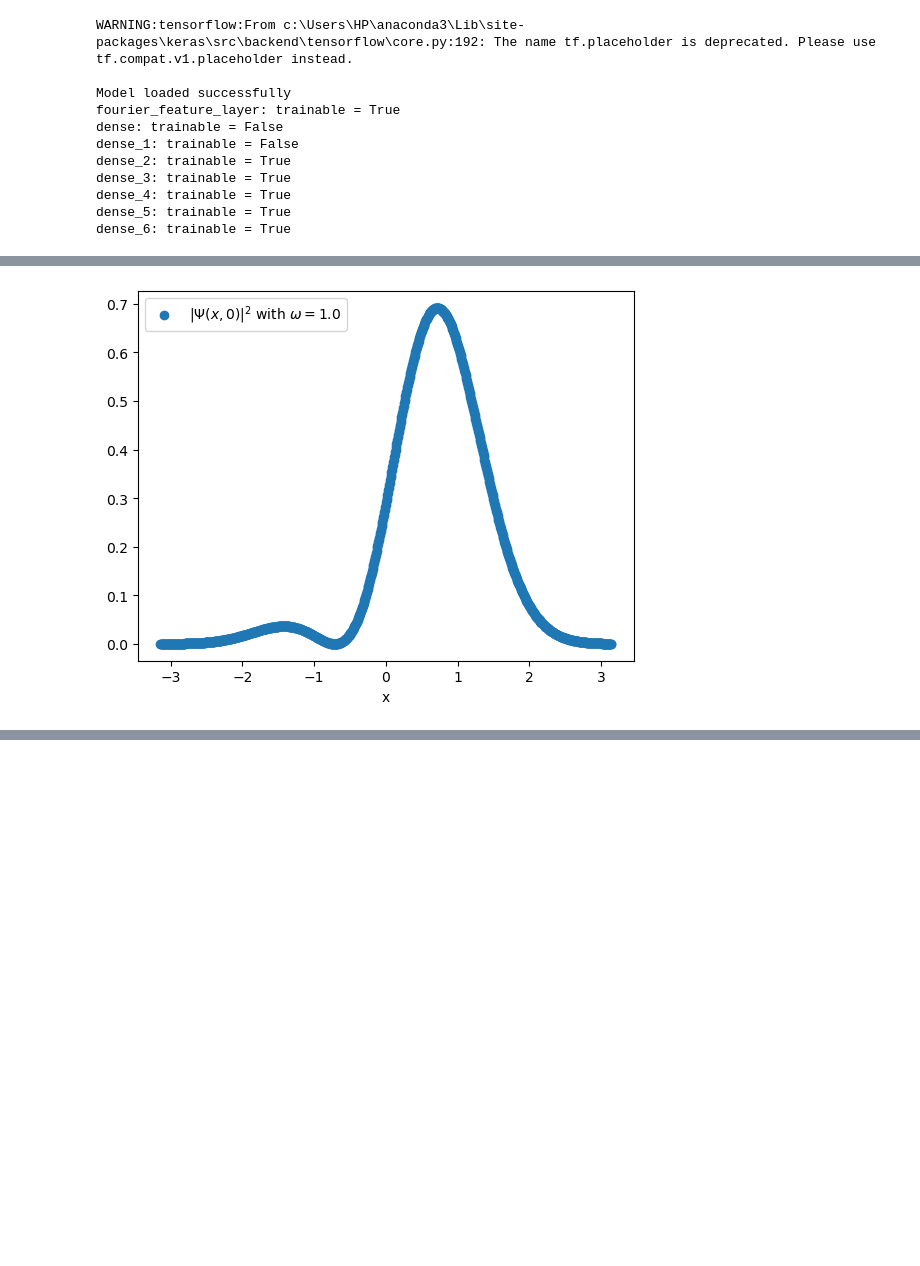
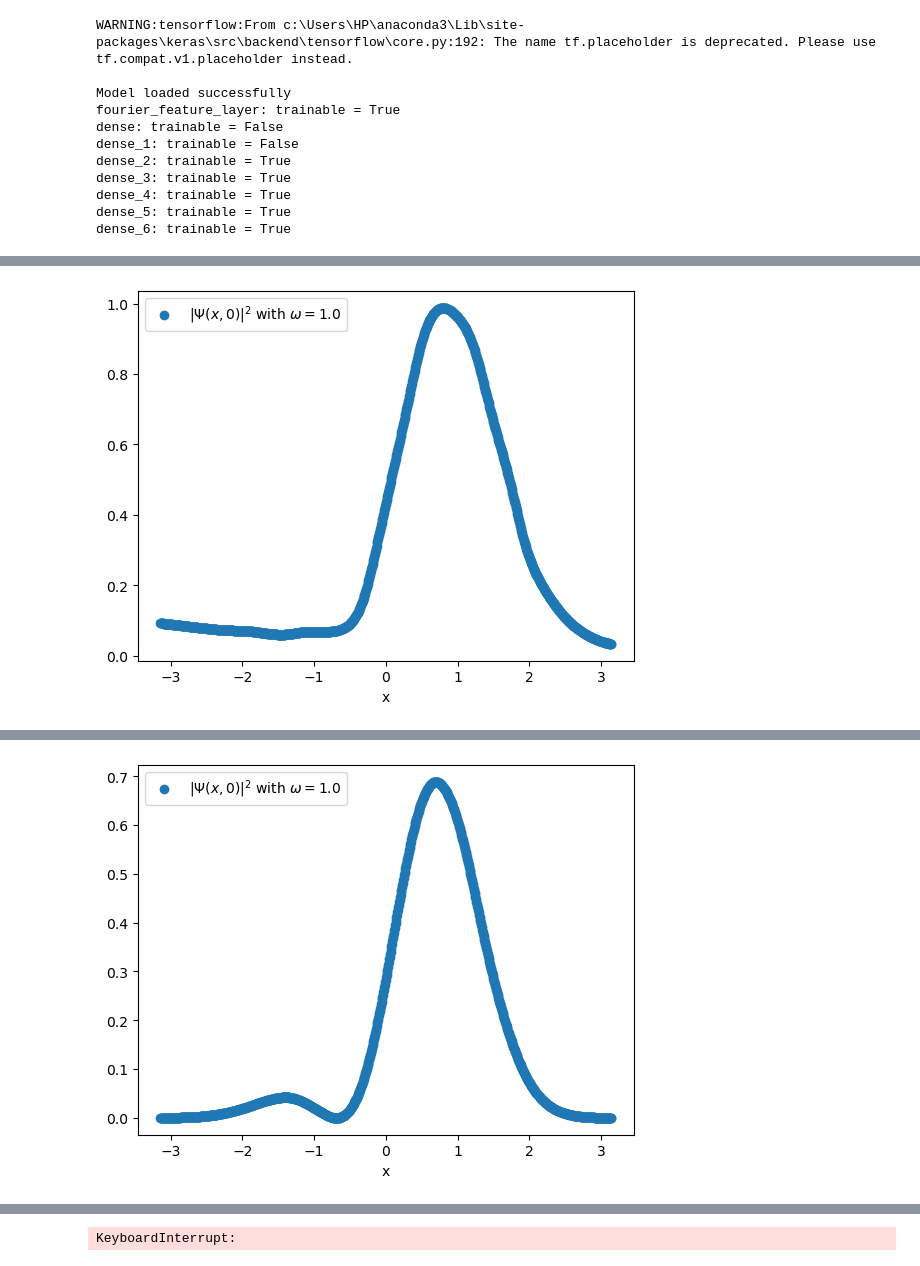
Before and after one commit to mrdchua/PINN-TDSE, a Jupyter notebook: TDSE-PHYS299/pinn-tdse.ipynb, the cells around one changed output, grey strips where cells are left out. Cells and saved outputs as stored; diff of their text form; code cells hidden in the pictures; blank space fills up the shorter version.

```diff
--- a/TDSE-PHYS299/pinn-tdse.ipynb
+++ b/TDSE-PHYS299/pinn-tdse.ipynb
@@ -25,6 +25,12 @@ def generate_grid_samples(x_min, x_max, t_min, t_max, N_x, N_t):
     t_flat = tf.reshape(T, [-1, 1])
     return x_flat, t_flat
 
+# generate batch parameters
+def generate_batch_params(w_cmin, w_cmax, N, w_fix):
+    w_var = tf.random.uniform((int(N*0.8), 1), w_cmin, w_cmax, dtype=DTYPE)
+    w_fixed = tf.ones((int(N*0.2), 1), dtype=DTYPE) * w_fix
+    return tf.concat([w_var, w_fixed], axis=0)
+
 # scale inputs
 def scale_inputs(input, input_min, input_max):
     return 2.0 * (input - input_min) / (input_max - input_min) - 1.0
@@ -36,20 +42,17 @@ def psi_init(x, w, pi):
     return (1.0/np.sqrt(2.0)) * (u_0 + u_1)
 
 # data generation
-N_xt, N_b, N_i, N_grid = 80, 900, 1000, 225
+N_xt, N_b, N_i, N_grid = 100, 900, 1000, 225
 
 # curriculum training
 # w_int = tf.constant(1.0, dtype=DTYPE)
-w_cmin, w_cmax = tf.constant(0.98, dtype=DTYPE), tf.constant(1.02, dtype=DTYPE)
-t_cmin, t_cmax = tf.constant(0.0, dtype=DTYPE), 2.0*pi
+w_cmin, w_cmax = tf.constant(0.95, dtype=DTYPE), tf.constant(1.05, dtype=DTYPE)
+t_cmin, t_cmax = tf.constant(0.0, dtype=DTYPE), pi
 
 # interior points
 w_choice = tf.constant(1.0, dtype=DTYPE)
 x_f, t_f = generate_grid_samples(x_min, x_max, t_cmin, t_cmax, N_xt, N_xt)
-w_var = tf.random.uniform((int(N_xt*N_xt*0.8), 1), w_cmin, w_cmax, dtype=DTYPE)
-w_fixed = tf.ones((int(N_xt*N_xt*0.2), 1), dtype=DTYPE) * w_choice
-w_f = tf.concat([w_var, w_fixed], axis=0)
-# w_f = tf.linspace(w_cmin, w_cmax, N_xt*N_xt)[:, None]
+w_f = generate_batch_params(w_cmin, w_cmax, N_xt*N_xt, w_choice)
 x_fs = scale_inputs(x_f, x_min, x_max)  # scaled
 t_fs = scale_inputs(t_f, t_min, t_max)  # scaled
 w_fs = scale_inputs(w_f, w_min, w_max)  # scaled
@@ -59,12 +62,7 @@ x_b = tf.concat([tf.ones((N_b//2, 1), dtype=DTYPE) * x_min,
                  tf.ones((N_b//2, 1), dtype=DTYPE) * x_max], axis=0)
 t_b = tf.linspace(t_cmin, t_cmax, N_b//2)[:, None]
 t_b = tf.tile(t_b, [2, 1])
-w_var = tf.random.uniform((int(N_b*0.8), 1), w_cmin, w_cmax, dtype=DTYPE)
-w_fixed = tf.ones((int(N_b*0.2), 1), dtype=DTYPE) * w_choice
-w_b = tf.concat([w_var, w_fixed], axis=0)
-# w_b = tf.ones_like(x_b) * w_int
-# w_b = tf.linspace(w_cmin, w_cmax, N_b//2)[:, None]
-# w_b = tf.tile(w_b, [2, 1])
+w_b = generate_batch_params(w_cmin, w_cmax, N_b, w_choice)
 x_bs = scale_inputs(x_b, x_min, x_max)  # scaled
 t_bs = scale_inputs(t_b, t_min, t_max)  # scaled
 w_bs = scale_inputs(w_b, w_min, w_max)  # scaled
@@ -72,11 +70,7 @@ w_bs = scale_inputs(w_b, w_min, w_max)  # scaled
 # initial points
 x_i = tf.linspace(x_min, x_max, N_i)[:, None]
 t_i = tf.zeros_like(x_i, dtype=DTYPE)
-w_var = tf.random.uniform((int(N_i*0.8), 1), w_cmin, w_cmax, dtype=DTYPE)
-w_fixed = tf.ones((int(N_i*0.2), 1), dtype=DTYPE) * w_choice
-w_i = tf.concat([w_var, w_fixed], axis=0)
-# w_i = tf.ones_like(x_i) * w_int
-# w_i = tf.linspace(w_cmin, w_cmax, N_i)[:, None]
+w_i = generate_batch_params(w_cmin, w_cmax, N_i, w_choice)
 x_is = scale_inputs(x_i, x_min, x_max)  # scaled
 t_is = scale_inputs(t_i, t_min, t_max)  # scaled
 w_is = scale_inputs(w_i, w_min, w_max)  # scaled
@@ -338,7 +332,7 @@ def train_step(model, x_f, t_f, x_b, t_b, x_i, t_i, psi_i, x_n, N_t, w_f, w_b, w
 # # Instantiate the Model
 # pinn = PINN(input_dim=3, mapping_size=512, scale=10.0)
 
-pinn = tf.keras.models.load_model('best_model_v2p4.keras', custom_objects={'PINN': PINN})
+pinn = tf.keras.models.load_model('best_model_v2p3.keras', custom_objects={'PINN': PINN})
 print("Model loaded successfully")
 
 pinn.dense1.trainable = False
@@ -379,7 +373,7 @@ train_loss_results = {
 # Start the timer
 start_time = time.time()
 
-best_model_path = "best_model_v6p1.keras"
+best_model_path = "best_model_v2p3p1.keras"
 
 # Training Loop until loss < loss_threshold
 epoch = 0
@@ -455,7 +449,7 @@ plt.show()
 # print(f"last model saved")
 
 # Save to CSV
-with open("train_loss_results_v6p1.csv", "w", newline="") as f:
+with open("train_loss_results_v2p3p1.csv", "w", newline="") as f:
     writer = csv.writer(f)
 
     # Write header
@@ -491 +485 @@ Epoch 0: Loss = 9.93056e-04 (f = 7.218e-04, b = 4.499e-05, i = 5.024e-05, n = 1.
-[figure, old version]
+[figure, new version]
@@ -504,0 +503 @@ Best model saved to best_model_v6p1.keras at epoch 674 with loss 0.0002363966836
+[figure, added]
@@ -504,0 +526 @@ Best model saved to best_model_v6p1.keras at epoch 674 with loss 0.0002363966836
+KeyboardInterrupt:
```
Also changed, not shown: parts of 2 cells of this notebook.
